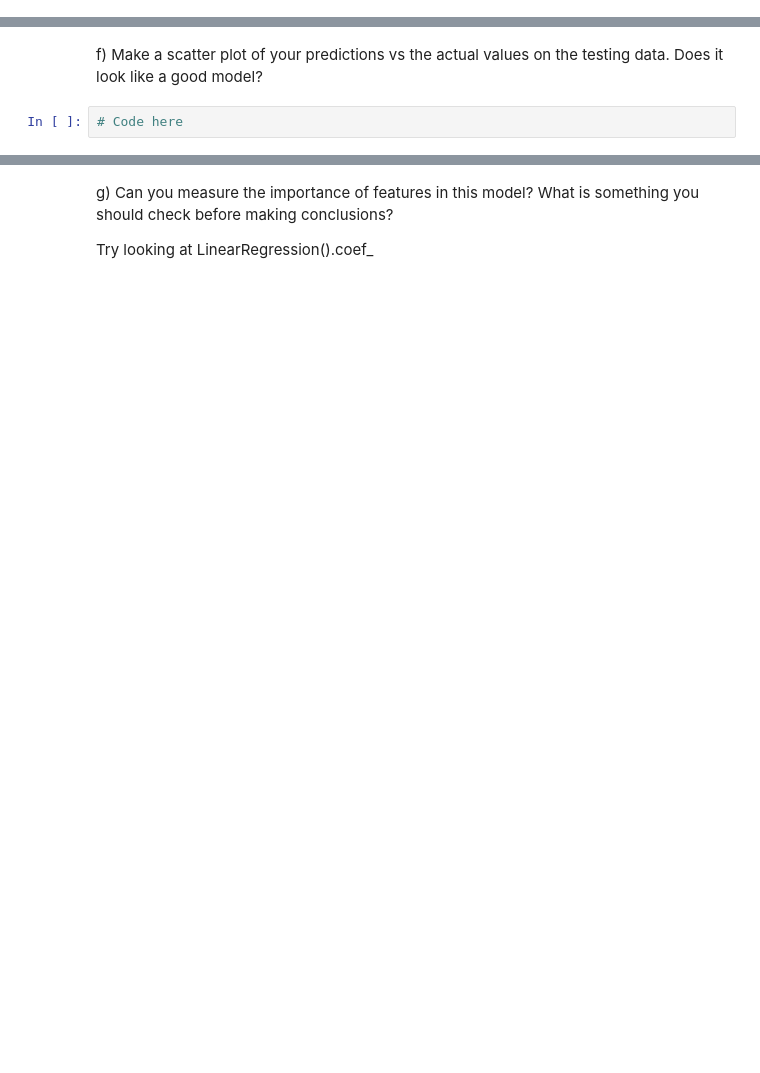
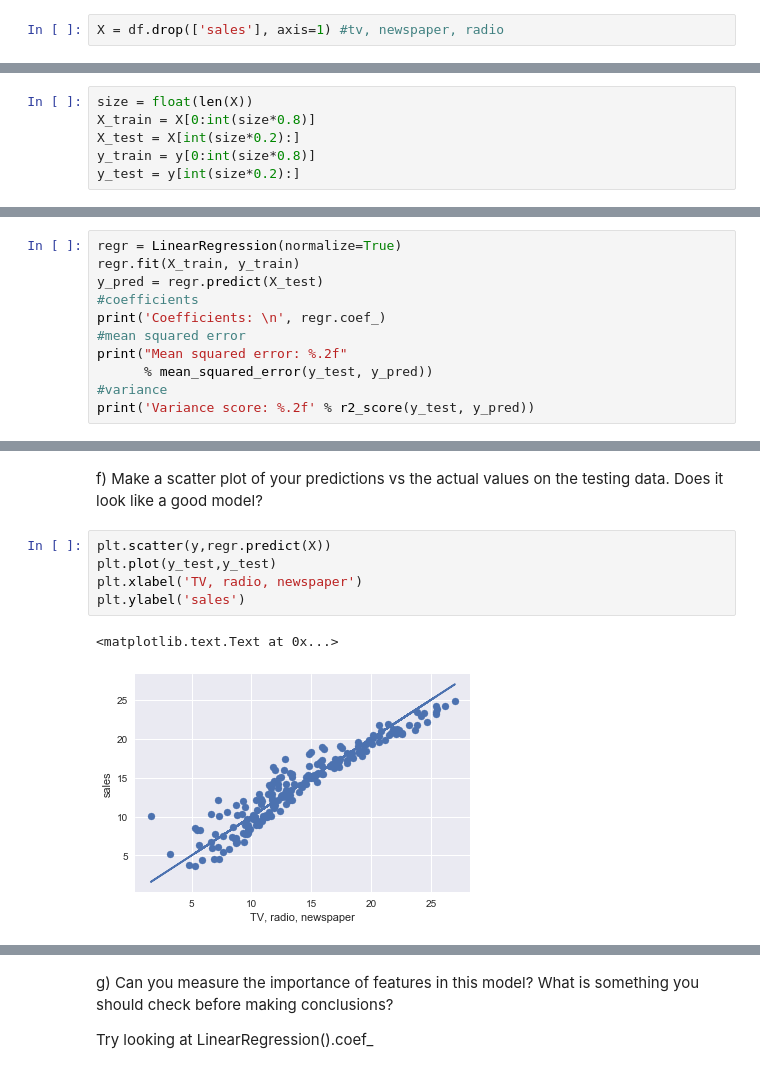
Before and after one commit to Columbia-Intro-Data-Science/python-introduction-aec2206, a Jupyter notebook: Homework1.ipynb, the cells around one changed output, grey strips where cells are left out. Cells and saved outputs as stored; diff of their text form; blank space fills up the shorter version.

```diff
--- a/Homework1.ipynb
+++ b/Homework1.ipynb
@@ -158,2 +157,4 @@ x=df.
+# %%
+X = df.drop(['sales'], axis=1) #tv, newspaper, radio
 # %% [markdown]
 c) Randomly split data into training and testing - 80% training, 20% testing.
@@ -162,2 +161,8 @@ c) Randomly split data into training and testing - 80% training, 20% testing.
+# %%
+size = float(len(X))
+X_train = X[0:int(size*0.8)]
+X_test = X[int(size*0.2):]
+y_train = y[0:int(size*0.8)]
+y_test = y[int(size*0.2):]
 # %% [markdown]
 d) Train model on training data, and make predictions on testing data
@@ -165,0 +175,11 @@ d) Train model on training data, and make predictions on testing data
+# %%
+regr = LinearRegression(normalize=True)
+regr.fit(X_train, y_train)
+y_pred = regr.predict(X_test)
+#coefficients
+print('Coefficients: \n', regr.coef_)
+#mean squared error
+print("Mean squared error: %.2f"
+      % mean_squared_error(y_test, y_pred))
+#variance
+print('Variance score: %.2f' % r2_score(y_test, y_pred))
@@ -170,4 +217,10 @@ e) Evalute the R^2 on **testing** data. Is this good? Bad? Why?
 # %% [markdown]
 f) Make a scatter plot of your predictions vs the actual values on the testing data. Does it look like a good model?
-# %%
-# Code here
+# %%
+plt.scatter(y,regr.predict(X))
+plt.plot(y_test,y_test)
+plt.xlabel('TV, radio, newspaper')
+plt.ylabel('sales')
+# %% [output]
+<matplotlib.text.Text at 0x...>
+[figure, added]
```
Also changed, not shown: parts of 31 cells of this notebook.
